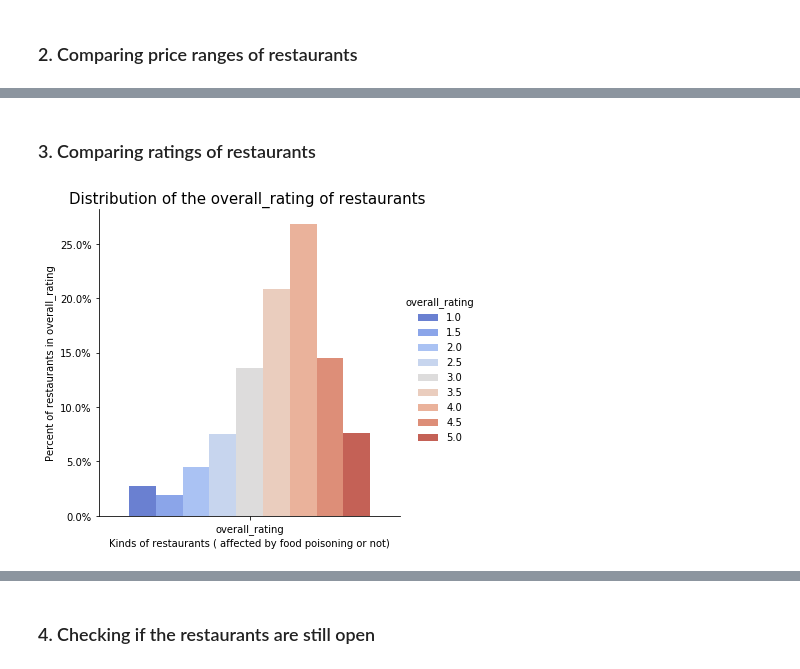
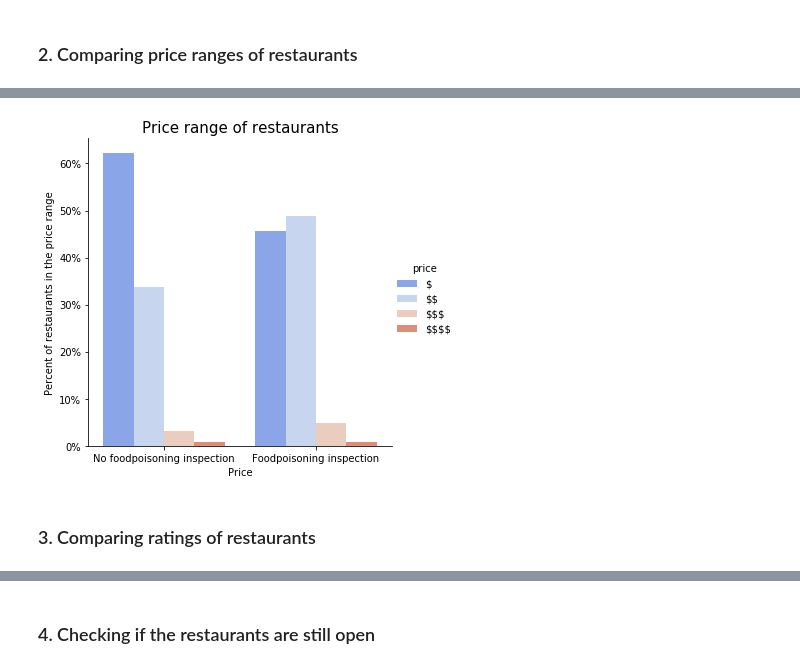
Before and after one commit to Kaabachi/project-ada, a Jupyter notebook: Ratings_analysis.ipynb, the cells around one changed output, grey strips where cells are left out. Drawn from its saved outputs; the diff is of its cells as text; code cells hidden in the pictures.

```diff
--- a/Ratings_analysis.ipynb
+++ b/Ratings_analysis.ipynb
@@ -76,8 +87,8 @@ def plot_comparison(attribute):
     agg = pd.DataFrame()
 
     # add kind column to all dataframes then concatenate them to better visualize them in a catplot
-    fp_comparison['kind']='Inspected for food poisoning'
-    normal_comparison['kind']='Not inspected for food poisoning'
+    fp_comparison['kind']='No foodpoisoning inspection'
+    normal_comparison['kind']='Foodpoisoning inspection'
 
     agg = pd.concat([fp_comparison,normal_comparison])
 
@@ -85,9 +96,5 @@ def plot_comparison(attribute):
     g = sns.factorplot(x='kind', y='count', hue=attribute, data=agg, kind='bar',palette='coolwarm')
     for ax in g.axes.flat:
         ax.yaxis.set_major_formatter(PercentFormatter(100))
-    plt.title("Distribution of the of restaurants "+attribute+" attribute by kind",fontsize=15)
-    plt.xlabel('Kinds of restaurants ( affected by food poisoning or not)',fontsize=10)
-    plt.ylabel('Percent of restaurants that are '+attribute,fontsize=10);
-    plt.show()
 # %% [markdown]
 ### 2. Comparing price ranges of restaurants
@@ -102,6 +109,10 @@ plot_comparison('price')
+# %%
+plot_comparison('price')
+plt.title("Price range of restaurants",fontsize=15)
+plt.xlabel('Price',fontsize=10)
+plt.ylabel('Percent of restaurants in the price range',fontsize=10);
+plt.show()
+# %% [output]
+[figure, added]
 # %% [markdown]
 ### 3. Comparing ratings of restaurants
-# %%
-plot_overall('overall_rating')
-# %% [output]
-[figure, removed]
```
Also changed, not shown: parts of 15 cells of this notebook, 47 other files.
